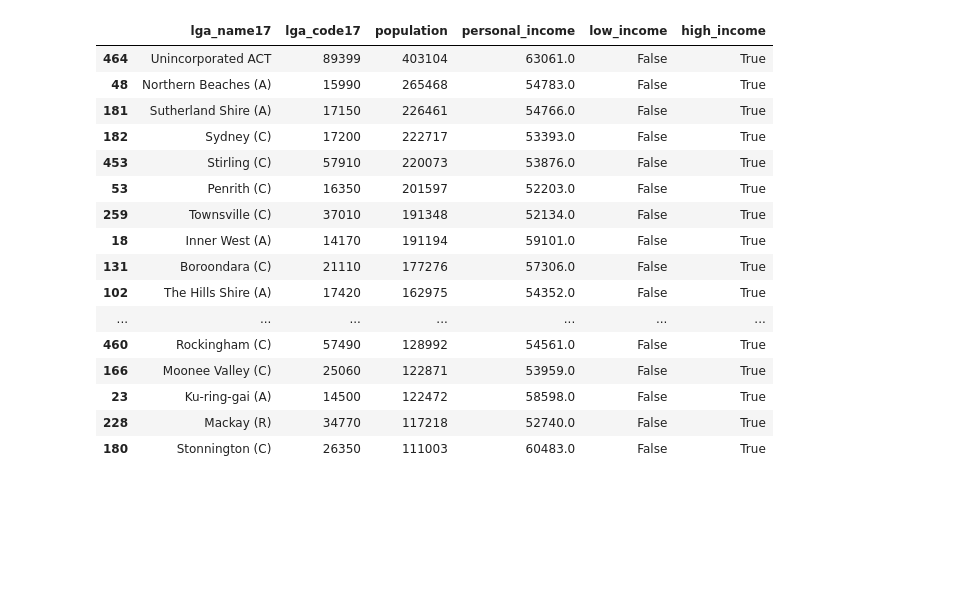
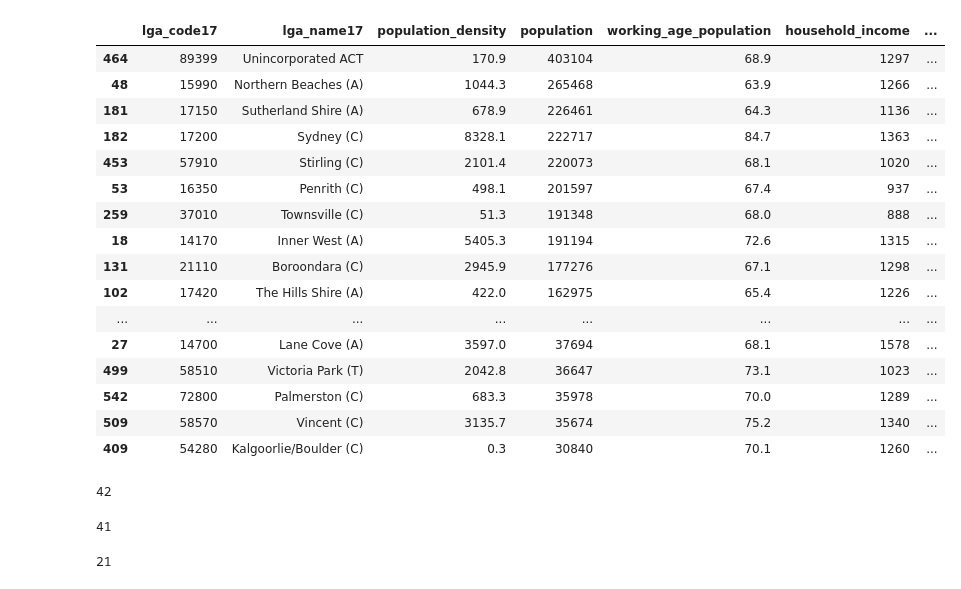
Before and after one commit to cynthiaennis/ClusterAndCloudTeam34, a Jupyter notebook: Aurin_Data_Analysis/clean_up_version.ipynb, the cells around one changed output. Cells and saved outputs as stored; diff of their text form; code cells hidden in the pictures; blank space fills up the shorter version.

```diff
--- a/Aurin_Data_Analysis/clean_up_version.ipynb
+++ b/Aurin_Data_Analysis/clean_up_version.ipynb
@@ -2,17 +2,16 @@
 import numpy as np
 import pandas as pd
 
+
 df = pd.read_csv("./income_data.csv")
-
 
 cols = [" lga_code17" , ' lga_name17' , ' equiv_tot_hsld_inc_fam_lone_p_grp_hslds_med_wkly_aud', ' est_p_inc_med_tot_inc_excl_gov_pnsn_aud']
 
 sub_df = df[cols]
 
-# Change col names
-sub_df = sub_df.rename(columns={' equiv_tot_hsld_inc_fam_lone_p_grp_hslds_med_wkly_aud':"household_income" ,
+sub_df = sub_df.rename(columns={" lga_code17":"lga_code17",' lga_name17':'lga_name17',
+                                ' equiv_tot_hsld_inc_fam_lone_p_grp_hslds_med_wkly_aud':"household_income" ,
                       ' est_p_inc_med_tot_inc_excl_gov_pnsn_aud':"personal_income"})
-
 
 population_df = pd.read_csv("./population_data.csv")
 
@@ -20,15 +19,14 @@ cols = [" lga_code17" , " lga_name17" , ' pop_density_pop_density_p_p_km2',' est
 
 pop_sub_df = population_df[cols]
 
-pop_sub_df = pop_sub_df.rename(columns={' pop_density_pop_density_p_p_km2':"population_density" ,
+pop_sub_df = pop_sub_df.rename(columns={" lga_code17":"lga_code17",' lga_name17':'lga_name17',
+    ' pop_density_pop_density_p_p_km2':"population_density" ,
                                        ' est_res_pop_p_tot_num':"population",
                                       ' est_res_pop_p_wrking_age_pop_15_64_yrs_pr100':"working_age_population" })
 
 
 
-
-join_df = pd.merge(pop_sub_df , sub_df , on=[" lga_code17", " lga_name17"])
-
+join_df = pd.merge(pop_sub_df , sub_df , on=["lga_code17", "lga_name17"])
 
 def is_in_income_rage(income,income_range):
 
@@ -37,7 +35,8 @@ def is_in_income_rage(income,income_range):
     return income >= R[0] and income <= R[1]
 
 
-tmp_df = join_df[[" lga_name17" , " lga_code17",'population' , "personal_income" ]]
-tmp_df['low_income'] = tmp_df['personal_income'].map(lambda income: is_in_income_rage(income , [0,0.3]))
-tmp_df['high_income'] = tmp_df['personal_income'].map(lambda income: is_in_income_rage(income , [0.8,1.0]))
-tmp_df.head()
+
+
+tmp_df = join_df
+tmp_df['low_income'] = tmp_df['personal_income'].map(lambda income: is_in_income_rage(income , [0,0.40]))
+tmp_df['high_income'] = tmp_df['personal_income'].map(lambda income: is_in_income_rage(income , [0.80,1.0]))
@@ -79,20 +69,34 @@ tmp_df[tmp_df.low_income == True].sort_values(by=['population'] , ascending=Fals
 # %%
-tmp_df[tmp_df.high_income == True].sort_values(by=['population'] , ascending=False).head(20)
+tmp_df[tmp_df.high_income == True].sort_values(by=['population'] , ascending=False).head(50)
 # %% [output]
-|  | lga_name17 | lga_code17 | population | personal_income | low_income | high_income |
-| 464 | Unincorporated ACT | 89399 | 403104 | 63061.0 | False | True |
-| 48 | Northern Beaches (A) | 15990 | 265468 | 54783.0 | False | True |
-| 181 | Sutherland Shire (A) | 17150 | 226461 | 54766.0 | False | True |
-| 182 | Sydney (C) | 17200 | 222717 | 53393.0 | False | True |
-| 453 | Stirling (C) | 57910 | 220073 | 53876.0 | False | True |
-| 53 | Penrith (C) | 16350 | 201597 | 52203.0 | False | True |
-| 259 | Townsville (C) | 37010 | 191348 | 52134.0 | False | True |
-| 18 | Inner West (A) | 14170 | 191194 | 59101.0 | False | True |
-| 131 | Boroondara (C) | 21110 | 177276 | 57306.0 | False | True |
-| 102 | The Hills Shire (A) | 17420 | 162975 | 54352.0 | False | True |
-| ... | ... | ... | ... | ... | ... | ... |
-| 460 | Rockingham (C) | 57490 | 128992 | 54561.0 | False | True |
-| 166 | Moonee Valley (C) | 25060 | 122871 | 53959.0 | False | True |
-| 23 | Ku-ring-gai (A) | 14500 | 122472 | 58598.0 | False | True |
-| 228 | Mackay (R) | 34770 | 117218 | 52740.0 | False | True |
-| 180 | Stonnington (C) | 26350 | 111003 | 60483.0 | False | True |
+|  | lga_code17 | lga_name17 | population_density | population | working_age_population | household_income | ... |
+| 464 | 89399 | Unincorporated ACT | 170.9 | 403104 | 68.9 | 1297 | ... |
+| 48 | 15990 | Northern Beaches (A) | 1044.3 | 265468 | 63.9 | 1266 | ... |
+| 181 | 17150 | Sutherland Shire (A) | 678.9 | 226461 | 64.3 | 1136 | ... |
+| 182 | 17200 | Sydney (C) | 8328.1 | 222717 | 84.7 | 1363 | ... |
+| 453 | 57910 | Stirling (C) | 2101.4 | 220073 | 68.1 | 1020 | ... |
+| 53 | 16350 | Penrith (C) | 498.1 | 201597 | 67.4 | 937 | ... |
+| 259 | 37010 | Townsville (C) | 51.3 | 191348 | 68.0 | 888 | ... |
+| 18 | 14170 | Inner West (A) | 5405.3 | 191194 | 72.6 | 1315 | ... |
+| 131 | 21110 | Boroondara (C) | 2945.9 | 177276 | 67.1 | 1298 | ... |
+| 102 | 17420 | The Hills Shire (A) | 422.0 | 162975 | 65.4 | 1226 | ... |
+| ... | ... | ... | ... | ... | ... | ... | ... |
+| 27 | 14700 | Lane Cove (A) | 3597.0 | 37694 | 68.1 | 1578 | ... |
+| 499 | 58510 | Victoria Park (T) | 2042.8 | 36647 | 73.1 | 1023 | ... |
+| 542 | 72800 | Palmerston (C) | 683.3 | 35978 | 70.0 | 1289 | ... |
+| 509 | 58570 | Vincent (C) | 3135.7 | 35674 | 75.2 | 1340 | ... |
+| 409 | 54280 | Kalgoorlie/Boulder (C) | 0.3 | 30840 | 70.1 | 1260 | ... |
+# %%
+codes = [57910 , 17200 ,37010,21110,16550,22310,89399,25060,26350,18500,56580,25900,
+        71000,27350,14170 , 15350,15950 , 14500,14700,22670,16950,11800,14850,33220,17550,
+        31820,11730,12380,36720,11300,61610,34580,20740,12750,22830,24780,10250,18050,22110,
+         22830,16380,35740
+        ]
+print(len(codes))
+# %% [output]
+42
+# %%
+import numpy
+len(np.unique(codes))
+# %% [output]
+41
@@ -98,0 +105,4 @@ tmp_df[tmp_df.high_income == True].sort_values(by=['population'] , ascending=Fal
+# %%
+sum(sub_df.low_income)
+# %% [output]
+21
```
Also changed, not shown: parts of 25 cells of this notebook.
